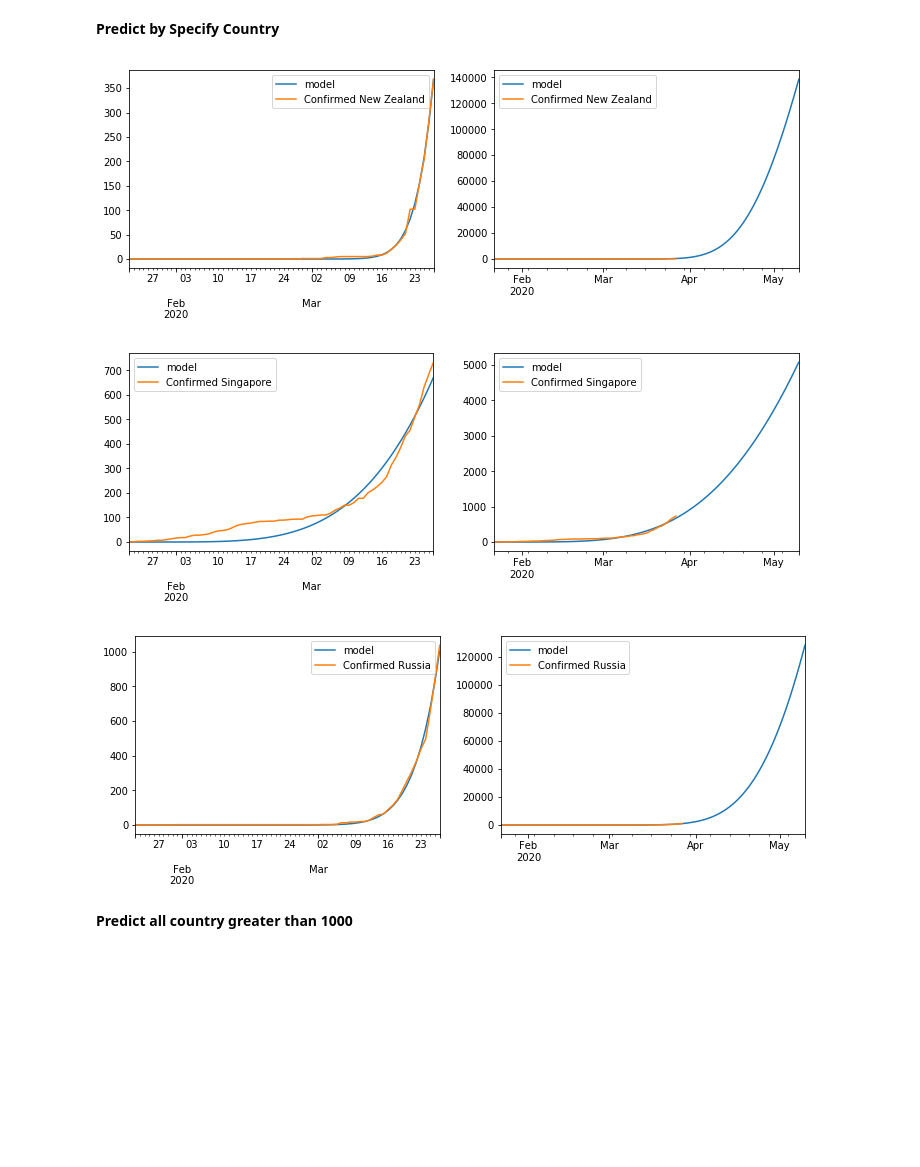
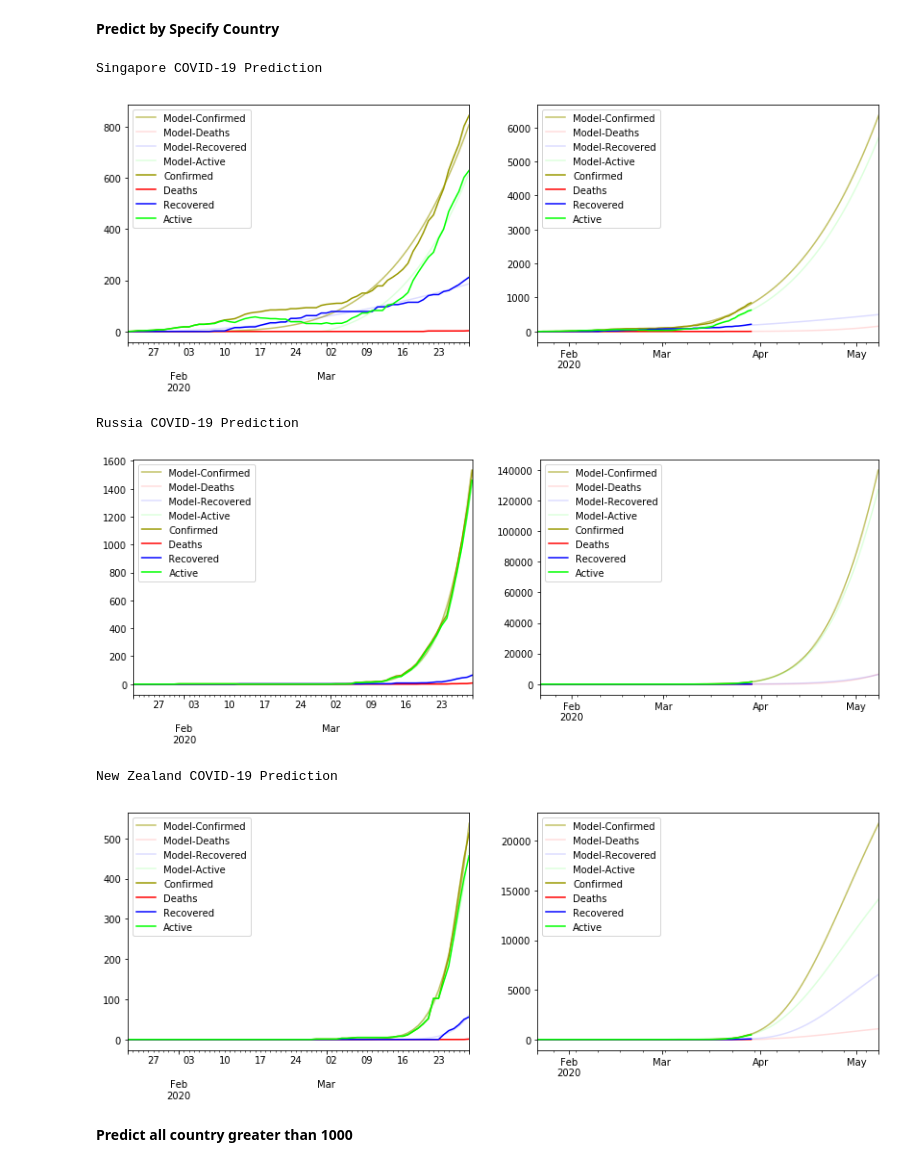
Before and after one commit to pangafu/covid-19-prediction-by-country-and-province, a Jupyter notebook: covid-19-prediction-by-country-and-province.ipynb, the cells around one changed output. Saved outputs shown, nothing was run; the diff lists cells and outputs as text; code cells hidden in the pictures; blank space fills up the shorter version.

```diff
--- a/covid-19-prediction-by-country-and-province.ipynb
+++ b/covid-19-prediction-by-country-and-province.ipynb
@@ -161,10 +176,15 @@ import matplotlib.pyplot as plt
 
 model_x = []
 for t in range(len(df)):
-    model_x.append([df.index[t], model(*opt, t)])
+    model_x.append([df.index[t], model(*opt_confirmed, t), model(*opt_deaths, t), model(*opt_recovered, t)])
 model_sim = pd.DataFrame(model_x, dtype=int)
 model_sim.set_index(0, inplace=True)
-model_sim.columns = ['model']
-pd.concat([model_sim, df], axis=1).plot()
+model_sim.columns = ['Model-Confirmed', 'Model-Deaths', 'Model-Recovered']
+
+model_sim['Model-Active'] = model_sim['Model-Confirmed'] - model_sim['Model-Deaths'] - model_sim['Model-Recovered']
+model_sim.loc[model_sim['Model-Active']<0,'Model-Active'] = 0
+plot_color = ['#99990099', '#FF000022', '#0000FF22', '#00FF0022', '#999900FF', '#FF0000FF', '#0000FFFF', '#00FF00FF']
+
+pd.concat([model_sim, df], axis=1).plot(color = plot_color)
 plt.show()
 # %% [output]
@@ -172,14 +192,2 @@ plt.show()
 # %% [markdown]
 let's extend the prediction curve
-# %%
-import datetime
-start_date = df.index[0]
-n_days = 100
-extended_model_x = []
-for t in range(n_days):
-    extended_model_x.append([start_date + datetime.timedelta(days=t), model(*opt, t)])
-extended_model_sim = pd.DataFrame(extended_model_x, dtype=int)
-extended_model_sim.set_index(0, inplace=True)
-extended_model_sim.columns = ['model']
-pd.concat([extended_model_sim, df], axis=1).plot()
-plt.show()
@@ -274,7 +386,7 @@ Maybe event worse if except china data!
 # %%
 stats = []
 
-df = full_table[full_table['Country/Region'] != 'China'].drop(['Lat', 'Long'], axis=1).groupby('Date').sum()
-df.columns = ['Confirmed World (Without China Data)']
+df = full_table[full_table['Country/Region'] != 'China'][['Province/State','Country/Region', 'Date', 'Confirmed', 'Deaths', 'Recovered', 'Active']].groupby('Date').sum()
+print('World COVID-19 Prediction(Without China Data)')
 opt_display_model(df, stats)
 # %% [output]
@@ -285,8 +398,8 @@ opt_display_model(df, stats)
 stats = []
 
 # Province Specify
-for Province in ['Hong Kong', 'Shanghai', 'Anhui', 'Beijing', 'Hubei']:
+for Province in ['Hong Kong', 'Shanghai', 'Anhui', 'Hubei']:
     df = get_time_series_province(Province)
-    df.columns = [df.columns[0] + ' ' + Province]
+    print('{} COVID-19 Prediction'.format(Province))
     opt_display_model(df, stats)
 # %% [output]
@@ -300,17 +416,20 @@ for Province in ['Hong Kong', 'Shanghai', 'Anhui', 'Beijing', 'Hubei']:
 # %%
 # Country Specify
 stats = []
-for country in ['New Zealand', 'Singapore', 'Russia']:
+for country in ['Singapore', 'Russia', 'New Zealand']:
 # for country in ['Sweden']:
     df = get_time_series(country)
 
-    df.columns = [df.columns[0] + ' ' + country]
+    print('{} COVID-19 Prediction'.format(country))
 
     opt_display_model(df, stats)
 # %% [output]
+Singapore COVID-19 Prediction
-[figure, old version]
+[figure, new version]
+Russia COVID-19 Prediction
-[figure, old version]
+[figure, new version]
+New Zealand COVID-19 Prediction
-[figure, old version]
+[figure, new version]
 # %% [markdown]
 **Predict all country greater than 1000**
 # %%
```
Also changed, not shown: parts of 26 cells of this notebook.
